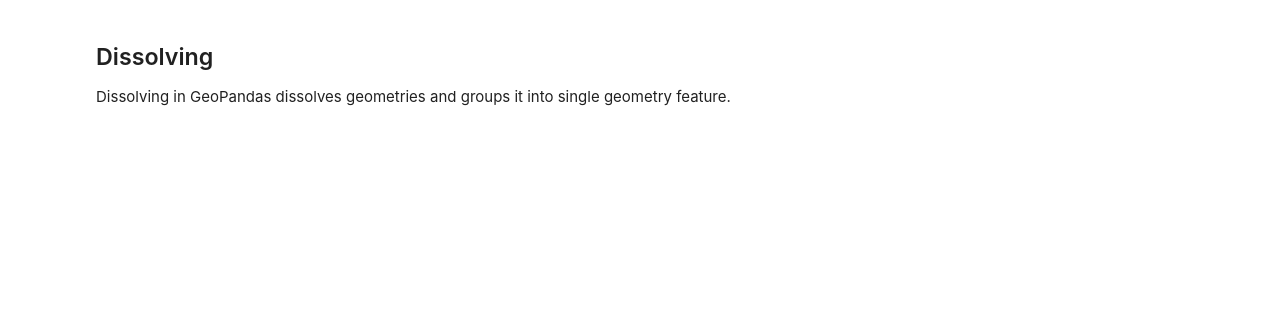
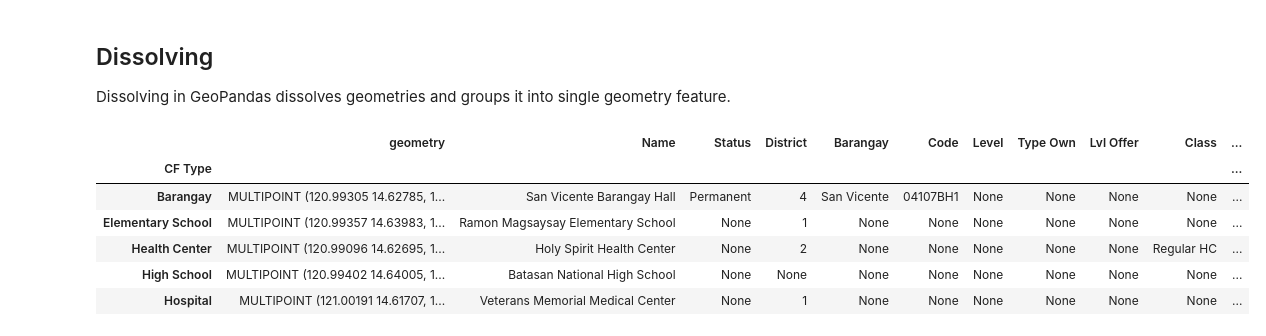
Before and after one commit to UPRI-NOAH/foss-4g-asia-2023, a Jupyter notebook: geopandas.ipynb, the cells around one changed output. Saved outputs shown, nothing was run; the diff lists cells and outputs as text; code cells hidden in the pictures; blank space fills up the shorter version.

```diff
--- a/geopandas.ipynb
+++ b/geopandas.ipynb
@@ -66,5 +156,13 @@ new_hosp.plot()
 Dissolving in GeoPandas dissolves geometries and groups it into single geometry feature.
 # %%
 dissolved = gdf.dissolve('CF Type')
-print(dissolved)
-dissolved.plot()
+dissolved.head()
+# dissolved.plot()
+# %% [output]
+|  | geometry | Name | Status | District | Barangay | Code | Level | Type Own | Lvl Offer | Class | ... |
+| CF Type |  |  |  |  |  |  |  |  |  |  | ... |
+| Barangay | MULTIPOINT (120.99305 14.62785, 1... | San Vicente Barangay Hall | Permanent | 4 | San Vicente | 04107BH1 | None | None | None | None | ... |
+| Elementary School | MULTIPOINT (120.99357 14.63983, 1... | Ramon Magsaysay Elementary School | None | 1 | None | None | None | None | None | None | ... |
+| Health Center | MULTIPOINT (120.99096 14.62695, 1... | Holy Spirit Health Center | None | 2 | None | None | None | None | None | Regular HC | ... |
+| High School | MULTIPOINT (120.99402 14.64005, 1... | Batasan National High School | None | None | None | None | None | None | None | None | ... |
+| Hospital | MULTIPOINT (121.00191 14.61707, 1... | Veterans Memorial Medical Center | None | 1 | None | None | None | None | None | None | ... |
```
Also changed, not shown: parts of 15 cells of this notebook, 2 other files.
